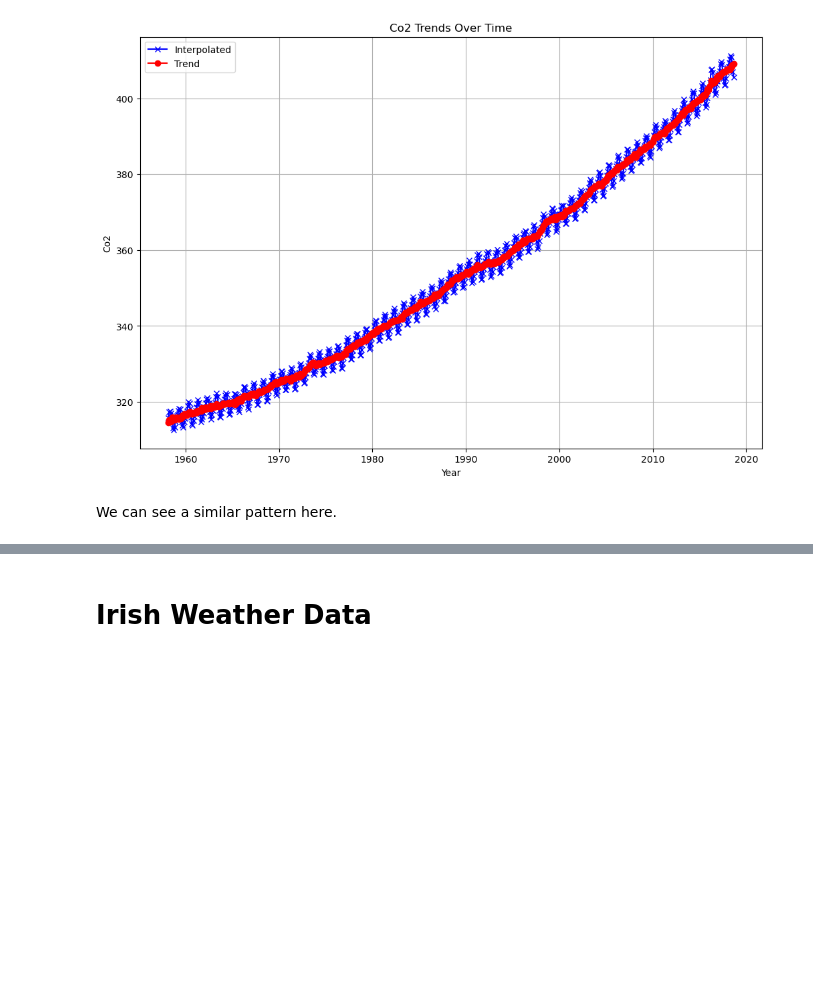
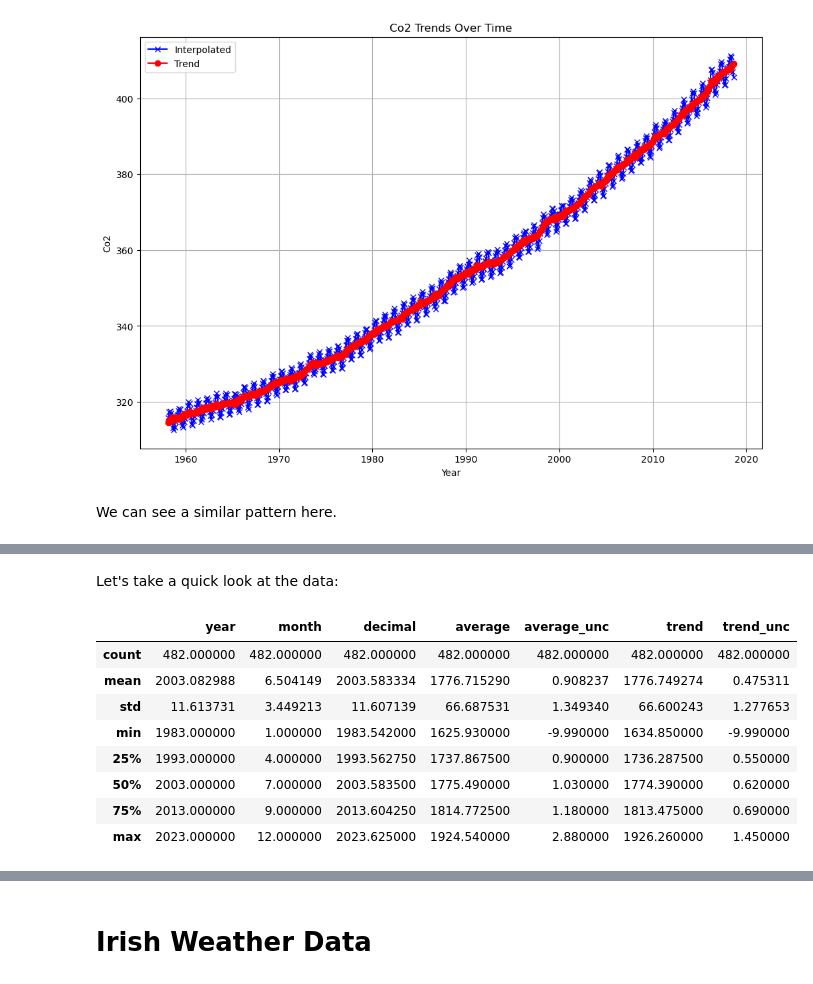
Before and after one commit to frankquinn89/PROGRAMMING_FOR_DATA_ANALYSIS_2, a Jupyter notebook: project.ipynb, the cells around one changed output, grey strips where cells are left out. Drawn from its saved outputs; the diff is of its cells as text; code cells hidden in the pictures; blank space fills up the shorter version.

```diff
--- a/project.ipynb
+++ b/project.ipynb
@@ -126,0 +137,14 @@ We can see a similar pattern here.
+# %% [markdown]
+Let's take a quick look at the data:
+# %%
+ch4.describe()
+# %% [output]
+|  | year | month | decimal | average | average_unc | trend | trend_unc |
+| count | 482.000000 | 482.000000 | 482.000000 | 482.000000 | 482.000000 | 482.000000 | 482.000000 |
+| mean | 2003.082988 | 6.504149 | 2003.583334 | 1776.715290 | 0.908237 | 1776.749274 | 0.475311 |
+| std | 11.613731 | 3.449213 | 11.607139 | 66.687531 | 1.349340 | 66.600243 | 1.277653 |
+| min | 1983.000000 | 1.000000 | 1983.542000 | 1625.930000 | -9.990000 | 1634.850000 | -9.990000 |
+| 25% | 1993.000000 | 4.000000 | 1993.562750 | 1737.867500 | 0.900000 | 1736.287500 | 0.550000 |
+| 50% | 2003.000000 | 7.000000 | 2003.583500 | 1775.490000 | 1.030000 | 1774.390000 | 0.620000 |
+| 75% | 2013.000000 | 9.000000 | 2013.604250 | 1814.772500 | 1.180000 | 1813.475000 | 0.690000 |
+| max | 2023.000000 | 12.000000 | 2023.625000 | 1924.540000 | 2.880000 | 1926.260000 | 1.450000 |
```
Also changed, not shown: parts of 7 cells of this notebook, 1 other file.
